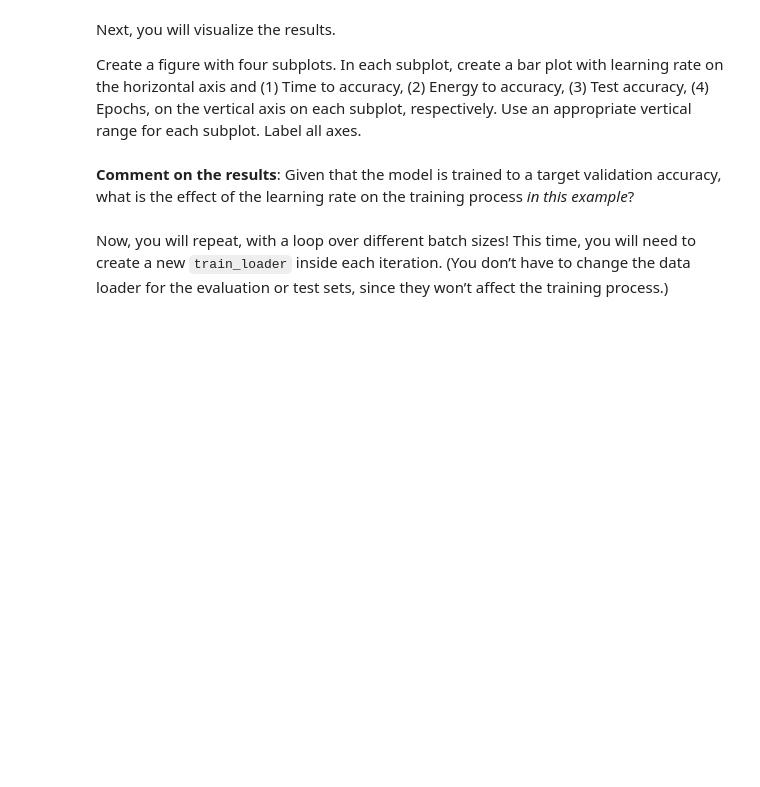
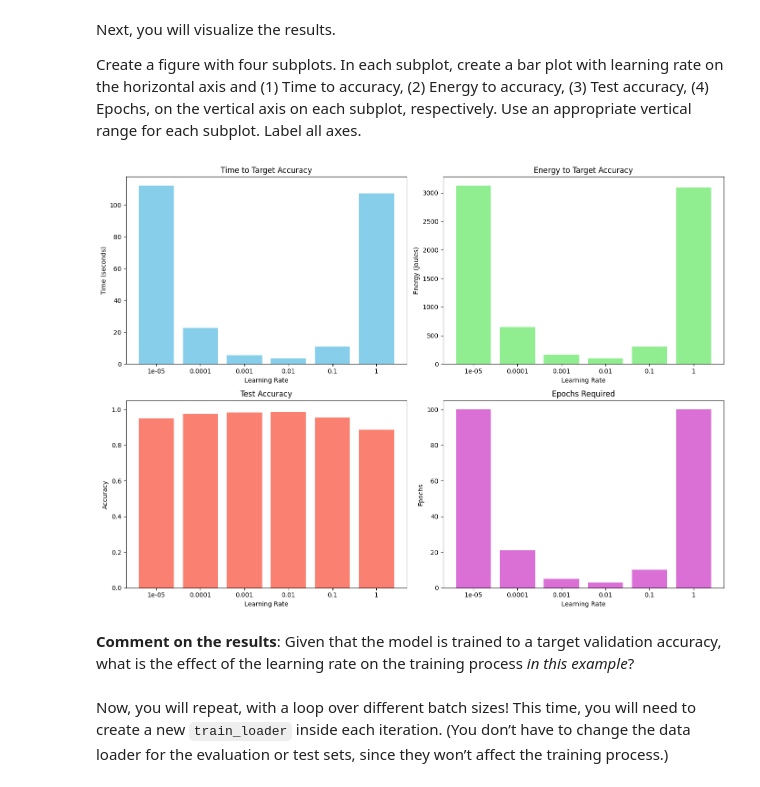
Before and after one commit to RyzeYoung/MSCE_LAB, a Jupyter notebook: notebooks/8-lab-neural-net-music-classification-torch.ipynb, the cells around one changed output. Drawn from its saved outputs; the diff is of its cells as text; code cells hidden in the pictures; blank space fills up the shorter version.

```diff
--- a/notebooks/8-lab-neural-net-music-classification-torch.ipynb
+++ b/notebooks/8-lab-neural-net-music-classification-torch.ipynb
@@ -544,7 +547,25 @@ def train_to_accuracy(
     train_loader=None, val_loader=None, test_loader=None,
     train_model=None, eval_model=None
 ):
-    # fill in details here
+    epochs = 0
+    consecutive_good_epochs = 0
+
+    for epoch in range(max_epochs):
+        epochs += 1
+
+        train_model(model, criterion, optimizer, device, train_loader)
+
+        val_acc, val_loss = eval_model(model, criterion, device, val_loader)
+
+        if val_acc >= threshold:
+            consecutive_good_epochs += 1
+        else:
+            consecutive_good_epochs = 0
+        if consecutive_good_epochs >= patience:
+            break
+
+    test_acc, test_loss = eval_model(model, criterion, device, test_loader)
+
     return test_acc, test_loss, epochs
 # %% [markdown]
 Try it! Test your implementation. As some basic “sanity checks”, make sure that:
@@ -621,3 +646,43 @@ Create a figure with four subplots. In each subplot, create a bar plot with lear
+# %%
+# TODO - visualize effect of varying learning rate, when training to a target accuracy
+def get_num(val):
+    if torch.is_tensor(val):
+        return val.cpu().item()
+    return val
+lrs_str = [str(m['learning_rate']) for m in metrics_vs_lr]
+times = [get_num(m['train_time']) for m in metrics_vs_lr]
+energies = [get_num(m['total_energy']) for m in metrics_vs_lr]
+accs = [get_num(m['test_accuracy']) for m in metrics_vs_lr]
+epochs_list = [get_num(m['epochs']) for m in metrics_vs_lr]
+
+fig, axs = plt.subplots(2, 2, figsize=(14, 10))
+
+axs[0, 0].bar(lrs_str, times, color='skyblue')
+axs[0, 0].set_title('Time to Target Accuracy')
+axs[0, 0].set_xlabel('Learning Rate')
+axs[0, 0].set_ylabel('Time (seconds)')
+
+axs[0, 1].bar(lrs_str, energies, color='lightgreen')
+axs[0, 1].set_title('Energy to Target Accuracy')
+axs[0, 1].set_xlabel('Learning Rate')
+axs[0, 1].set_ylabel('Energy (Joules)')
+
+axs[1, 0].bar(lrs_str, accs, color='salmon')
+axs[1, 0].set_title('Test Accuracy')
+axs[1, 0].set_xlabel('Learning Rate')
+axs[1, 0].set_ylabel('Accuracy')
+axs[1, 0].set_ylim([0, 1.05])
+
+axs[1, 1].bar(lrs_str, epochs_list, color='orchid')
+axs[1, 1].set_title('Epochs Required')
+axs[1, 1].set_xlabel('Learning Rate')
+axs[1, 1].set_ylabel('Epochs')
+
+plt.tight_layout()
+
+plt.show()
+# %% [output]
+[figure, added]
 # %% [markdown]
 **Comment on the results**: Given that the model is trained to a target validation accuracy, what is the effect of the learning rate on the training process *in this example*?
 # %% [markdown]
```
Also changed, not shown: parts of 14 cells of this notebook.
